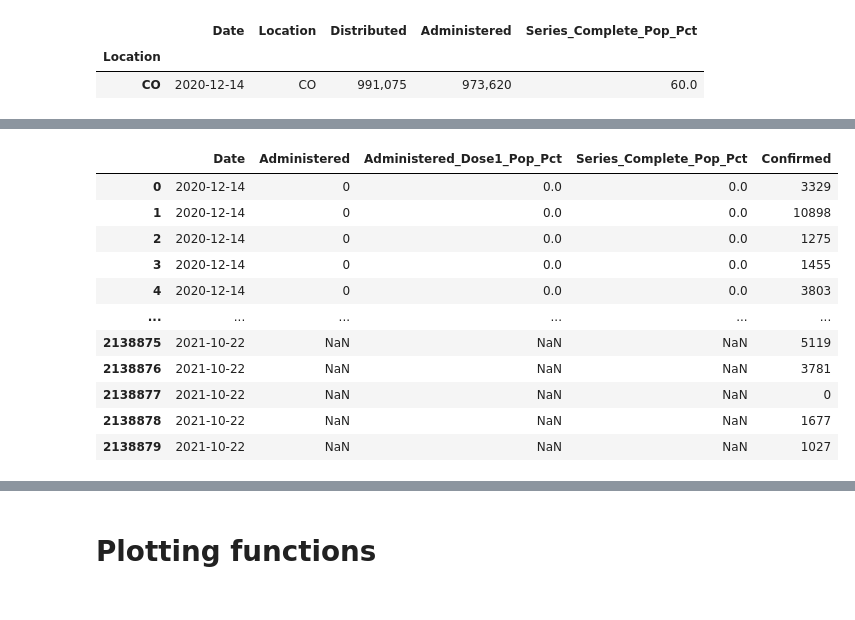
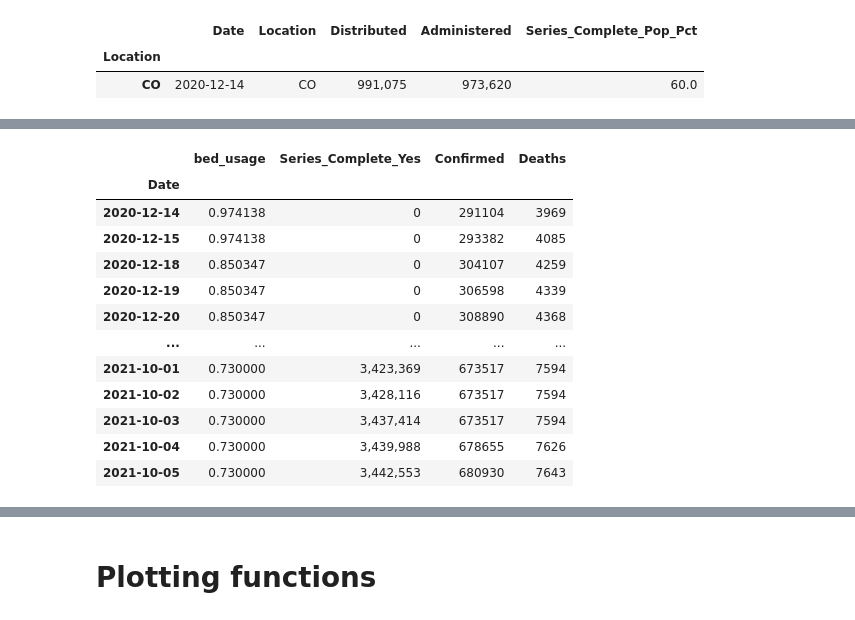
Before and after one commit to wewa2282/4502_data, a Jupyter notebook: visualization-checkpoint.ipynb, the cells around one changed output, grey strips where cells are left out. Cells and saved outputs as stored; diff of their text form; code cells hidden in the pictures.

```diff
--- a/visualization-checkpoint.ipynb
+++ b/visualization-checkpoint.ipynb
@@ -151,3 +136,19 @@ vaccine_by_loc_dict['CO'][['Date', 'Location', 'Distributed', 'Administered', 'A
 |  | Date | Location | Distributed | Administered | Series_Complete_Pop_Pct |
 | Location |  |  |  |  |  |
 | CO | 2020-12-14 | CO | 991,075 | 973,620 | 60.0 |
+# %%
+# Loading ICU data
+def load_icu_data(filename='./Reported_Patient/CO.csv'):
+    icu_data = pd.read_csv(filename)
+
+    # get relevent columns
+    icu_data = icu_data[['collection_week', 'all_adult_hospital_inpatient_beds_7_day_avg', 'inpatient_beds_used_7_day_avg']]
+
+    # Remove NaN Values
+    icu_data.apply(lambda x: pd.Series(x.dropna().values))
+
+    # create new usage % col
+    icu_data['bed_usage'] = icu_data.apply(lambda data: max(data[2] / max(data[1], 0.00000001), 0), axis=1)
+#     icu_data['bed_usage'] = icu_data.apply(lambda data: print(data), axis=1)
+
+    return icu_data
@@ -154,9 +157,53 @@ vaccine_by_loc_dict['CO'][['Date', 'Location', 'Distributed', 'Administered', 'A
 # %%
-# Combining datasets for visualizations
+# CO Vaccine Effectiveness
+# inputs: co_icu_data, co_vaccine_data, us_confirmed_data
+# outputs: co_vaccine_effectiveness_data
 
-us_dates_and_confirmed
+state = "Colorado"
+abbr = "CO"
 
-co_vaccine_and_confirmed_data = co_vaccine_data.copy()
-co_vaccine_and_confirmed_data.merge(us_confirmed_and_deaths_df[['Date', 'Confirmed']], how='outer')
-# us_confirmed_and_deaths_df['Confirmed'].values
+state_icu_data = load_icu_data(f'./Reported_Patient/{abbr}.csv')
+state_covid_data = us_confirmed_and_deaths_df[us_confirmed_and_deaths_df['Province/State'] == state].groupby("Date").agg({'Date': 'last', 'Confirmed': 'sum', 'Deaths': 'sum'})
+state_vaccine_data = vaccine_by_loc_dict[abbr]
+
+# state vaccine (series completed) data
+vac_completed_cols = [col for col in state_vaccine_data.columns if "Series_Complete_" in col]
+vac_completed_data = state_vaccine_data[["Date"] + vac_completed_cols]
+
+# convert all 'Date' cols to timestamps
+vac_completed_data.Date = vac_completed_data.Date.apply(pd.to_datetime)
+state_covid_data.Date = state_covid_data.Date.apply(pd.to_datetime)
+state_icu_data.collection_week = state_icu_data.collection_week.apply(pd.to_datetime)
+
+# Set index as date
+vac_completed_data.index = vac_completed_data.Date
+state_covid_data.index = state_covid_data.Date
+state_icu_data.index = state_icu_data.collection_week
+
+# Drop any na
+vac_completed_data = vac_completed_data.dropna()
+state_covid_data = state_covid_data.dropna()
+state_icu_data = state_icu_data.dropna()
+
+# Sort by index
+vac_completed_data = vac_completed_data.sort_index()
+state_covid_data = state_covid_data.sort_index()
+state_icu_data = state_icu_data.sort_index()
+
+# Merge on closest date
+date_off = pd.Timedelta('4 days')
+merged_data = pd.merge_asof(left=state_covid_data, right=state_icu_data, left_index=True, right_index=True, tolerance=date_off)
+merged_data = pd.merge_asof(left=merged_data, right=vac_completed_data, left_index=True, right_index=True, tolerance=date_off)
+
+# Drop failed merged
+merged_data = merged_data.dropna()
+
+merged_data = merged_data.rename(columns={"Date_x": "Date"})
+
+merged_data = merged_data[["bed_usage", "Series_Complete_Yes", "Confirmed", "Deaths"]]
+
+# Merge all hospital locations by date (avg)
+merged_data = merged_data.groupby("Date").agg({"bed_usage": "mean", "Series_Complete_Yes": "last", "Confirmed": "last", "Deaths": "last"})
+
+merged_data
 # %% [output]
@@ -163,12 +215,13 @@ co_vaccine_and_confirmed_data.merge(us_confirmed_and_deaths_df[['Date', 'Confirm
-|  | Date | Administered | Administered_Dose1_Pop_Pct | Series_Complete_Pop_Pct | Confirmed |
-| 0 | 2020-12-14 | 0 | 0.0 | 0.0 | 3329 |
-| 1 | 2020-12-14 | 0 | 0.0 | 0.0 | 10898 |
-| 2 | 2020-12-14 | 0 | 0.0 | 0.0 | 1275 |
-| 3 | 2020-12-14 | 0 | 0.0 | 0.0 | 1455 |
-| 4 | 2020-12-14 | 0 | 0.0 | 0.0 | 3803 |
-| ... | ... | ... | ... | ... | ... |
-| 2138875 | 2021-10-22 | NaN | NaN | NaN | 5119 |
-| 2138876 | 2021-10-22 | NaN | NaN | NaN | 3781 |
-| 2138877 | 2021-10-22 | NaN | NaN | NaN | 0 |
-| 2138878 | 2021-10-22 | NaN | NaN | NaN | 1677 |
-| 2138879 | 2021-10-22 | NaN | NaN | NaN | 1027 |
+|  | bed_usage | Series_Complete_Yes | Confirmed | Deaths |
+| Date |  |  |  |  |
+| 2020-12-14 | 0.974138 | 0 | 291104 | 3969 |
+| 2020-12-15 | 0.974138 | 0 | 293382 | 4085 |
+| 2020-12-18 | 0.850347 | 0 | 304107 | 4259 |
+| 2020-12-19 | 0.850347 | 0 | 306598 | 4339 |
+| 2020-12-20 | 0.850347 | 0 | 308890 | 4368 |
+| ... | ... | ... | ... | ... |
+| 2021-10-01 | 0.730000 | 3,423,369 | 673517 | 7594 |
+| 2021-10-02 | 0.730000 | 3,428,116 | 673517 | 7594 |
+| 2021-10-03 | 0.730000 | 3,437,414 | 673517 | 7594 |
+| 2021-10-04 | 0.730000 | 3,439,988 | 678655 | 7626 |
+| 2021-10-05 | 0.730000 | 3,442,553 | 680930 | 7643 |
```
Also changed, not shown: parts of 6 cells of this notebook.
